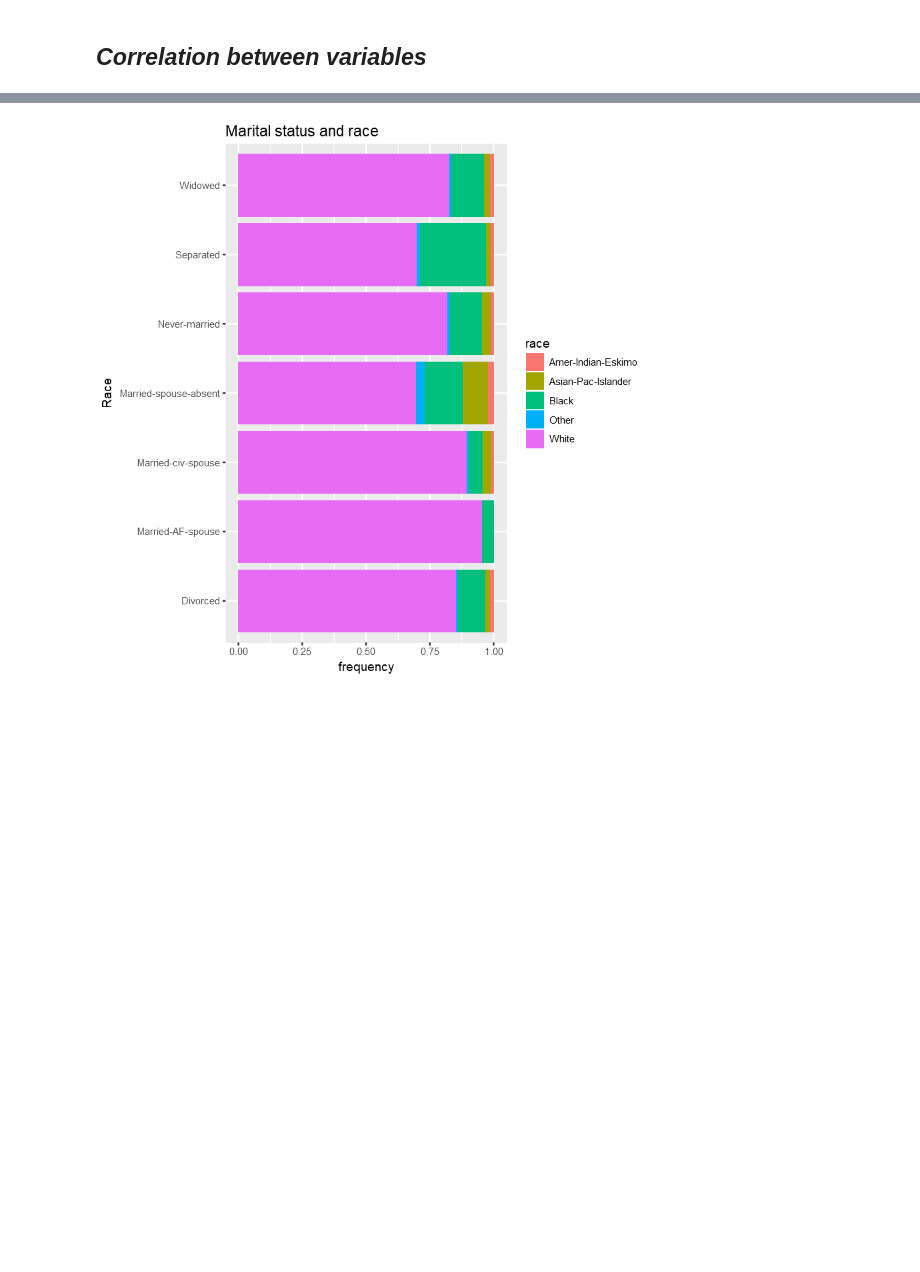
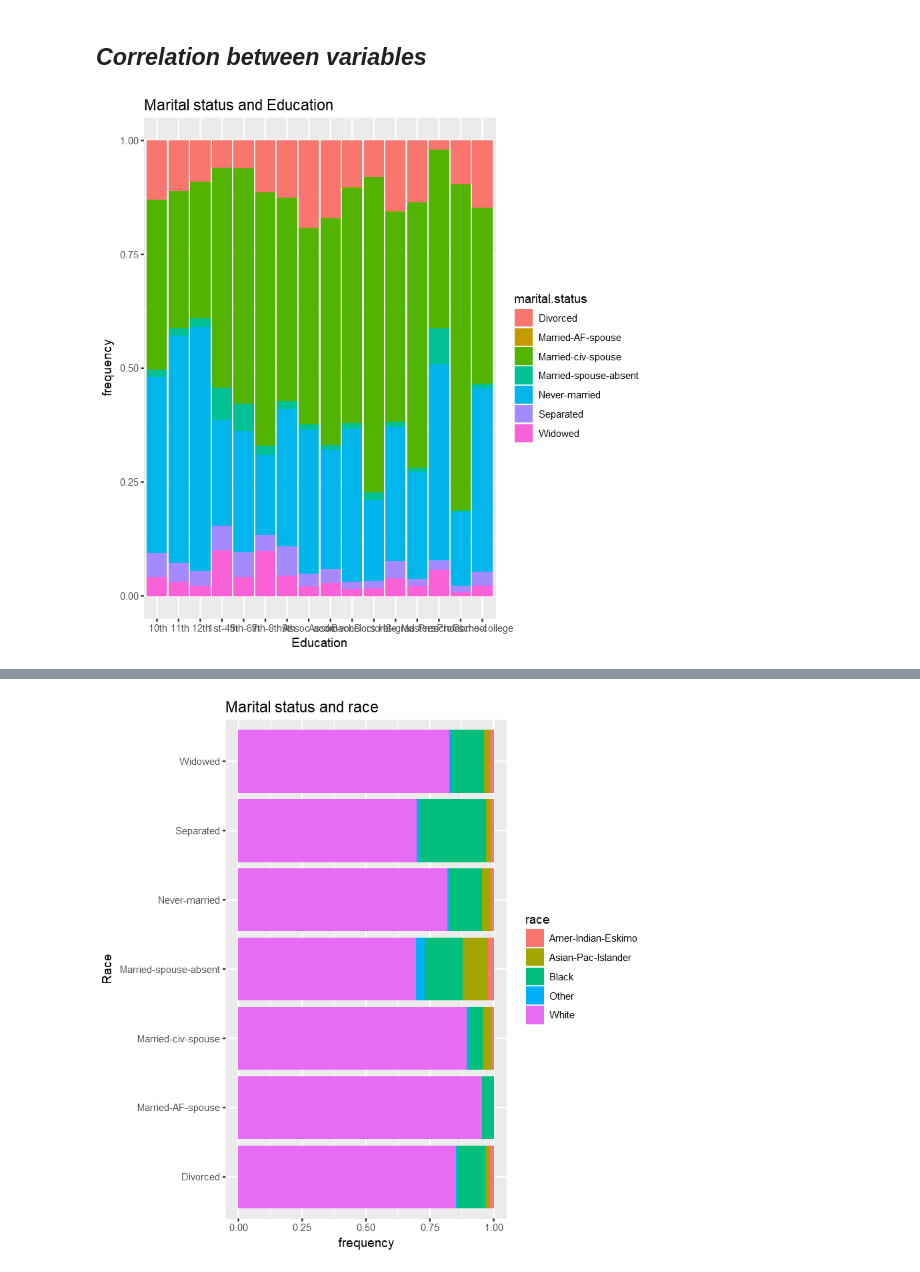
Before and after one commit to MElHuseyni/Predict-Income-using-US-Census-Data, a Jupyter notebook: Exploratory Data Analysis in R.ipynb, the cells around one changed output, grey strips where cells are left out. Saved outputs shown, nothing was run; the diff lists cells and outputs as text; code cells hidden in the pictures; blank space fills up the shorter version.

```diff
--- a/Exploratory Data Analysis in R.ipynb
+++ b/Exploratory Data Analysis in R.ipynb
@@ -469,3 +432,11 @@ theme(axis.text.x = element_text(angle = 90)) + ggtitle("Relationship")
 [figure]
 # %% [markdown]
 ## *Correlation between variables*
+# %%
+ggplot(adult, aes(education, fill = marital.status )) +
+  geom_bar(position = "fill")+ coord_flip() +
+  ggtitle('Marital status and Education')+
+  xlab('Education') +
+  ylab('frequency')
+# %% [output]
+[figure, added]
```
Also changed, not shown: parts of 52 cells of this notebook, 2 other files.
